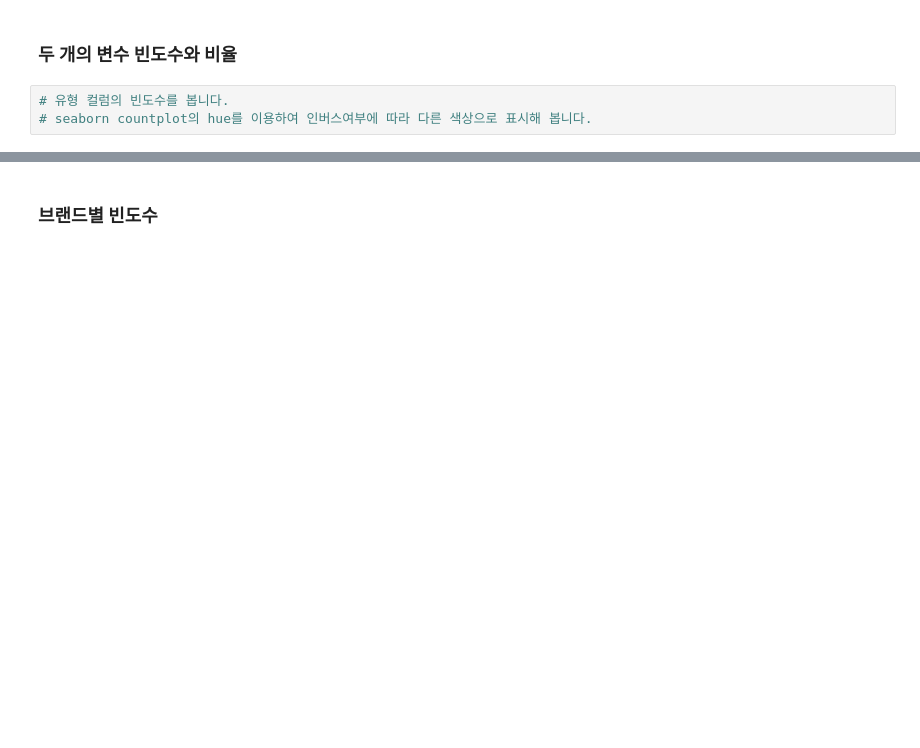
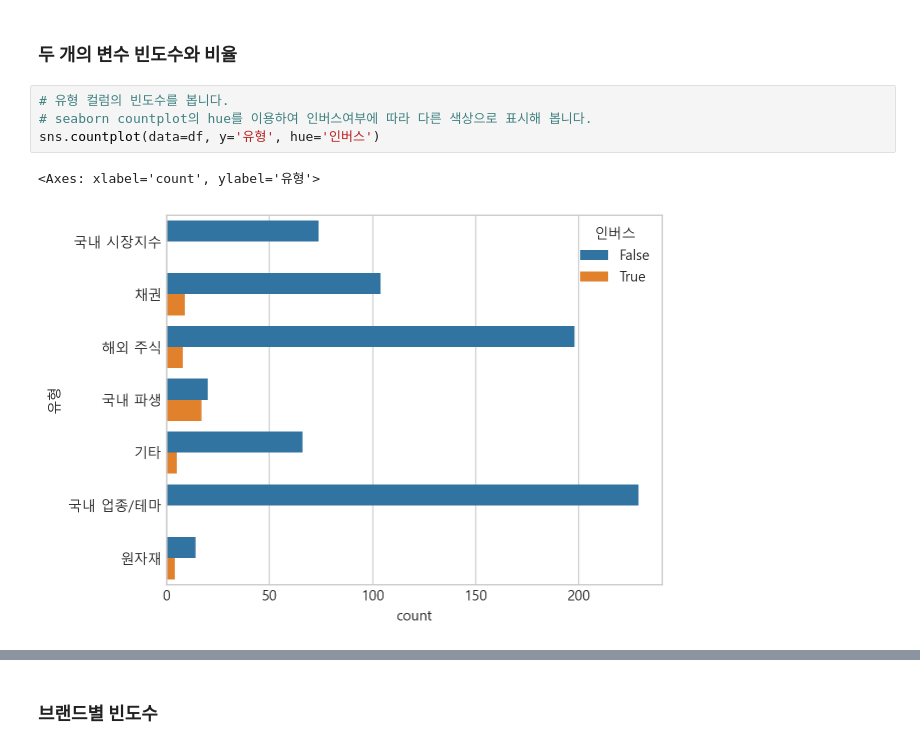
Before and after one commit to jamjamzo/finance-data-analysis, a Jupyter notebook: 4.3 ETF 분석과 시각화-input.ipynb, the cells around one changed output, grey strips where cells are left out. Saved outputs shown, nothing was run; the diff lists cells and outputs as text; blank space fills up the shorter version.

```diff
--- a/4.3 ETF 분석과 시각화-input.ipynb
+++ b/4.3 ETF 분석과 시각화-input.ipynb
@@ -283,6 +293,10 @@ Name: 유형, dtype: float64
 # %%
 # 유형 컬럼의 빈도수를 봅니다.
 # seaborn countplot의 hue를 이용하여 인버스여부에 따라 다른 색상으로 표시해 봅니다.
+sns.countplot(data=df, y='유형', hue='인버스')
+# %% [output]
+<Axes: xlabel='count', ylabel='유형'>
+[figure, added]
 # %%
 # pandas crosstab을 이용하여 위 그래프의 수치를 확인 할 수 있습니다.
 # seaborn 은 아래와 같은 연산을 하지 않더라도 알아서 통계적 연산을 시각화 해줍니다.
```
Also changed, not shown: parts of 18 cells of this notebook.
